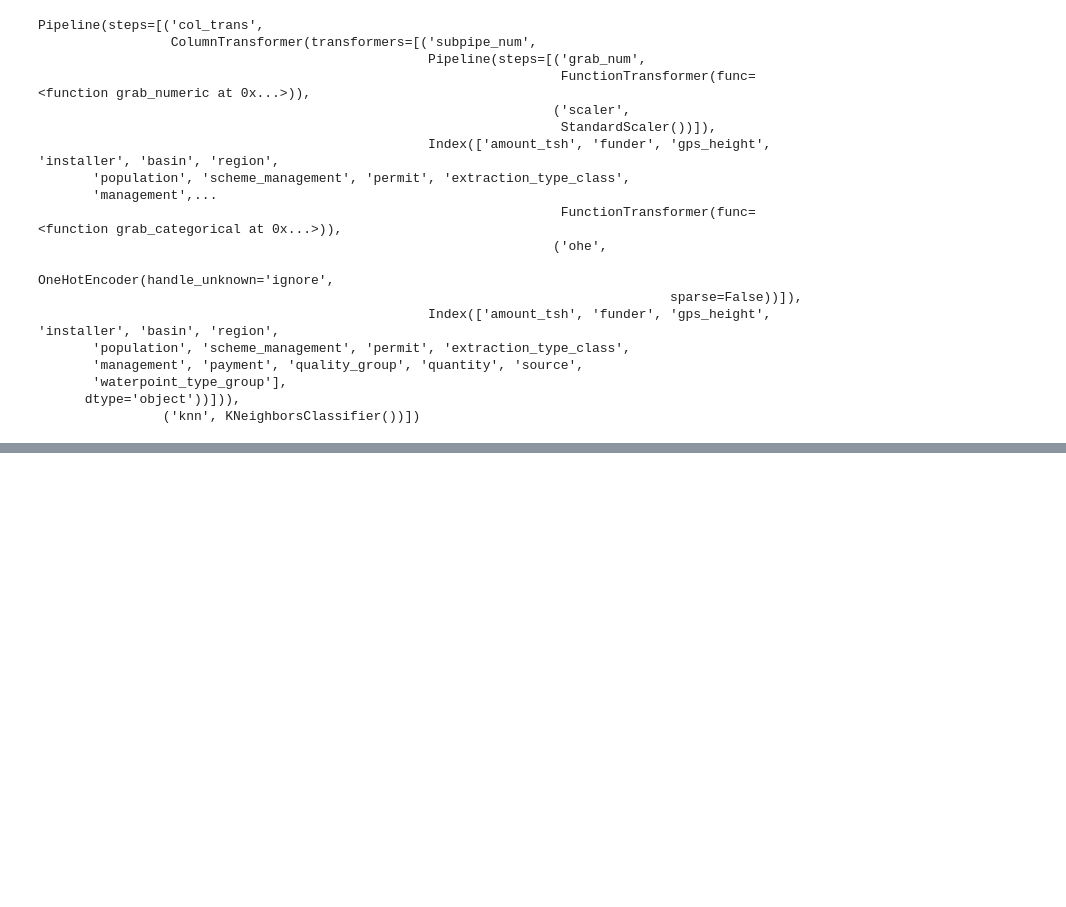
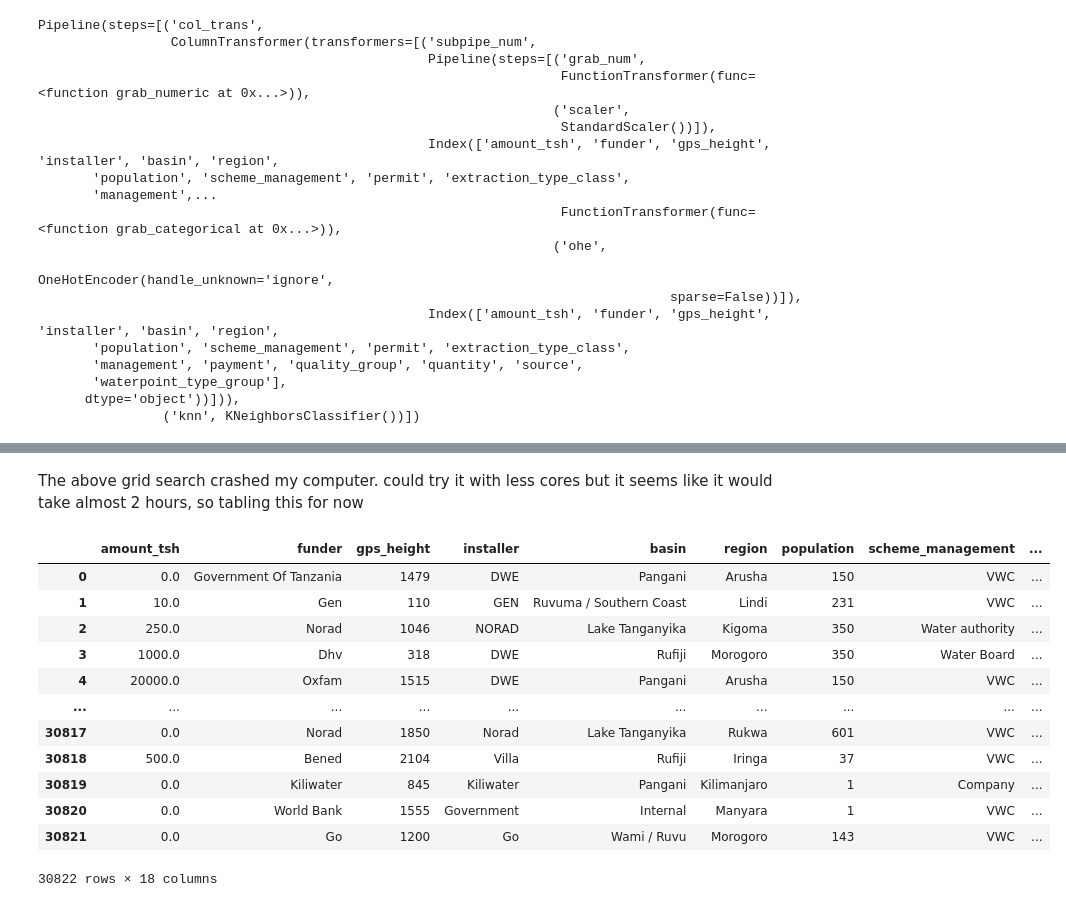
Before and after one commit to Andrew-Boucher/Phase_3_Project, a Jupyter notebook: working_notebooks/holly_working_notebook.ipynb, the cells around one changed output, grey strips where cells are left out. Saved outputs shown, nothing was run; the diff lists cells and outputs as text; code cells hidden in the pictures; blank space fills up the shorter version.

```diff
--- a/working_notebooks/holly_working_notebook.ipynb
+++ b/working_notebooks/holly_working_notebook.ipynb
@@ -350,0 +497,2 @@ grid.best_params_, grid0.best_params_, grid1.best_params_
+# %% [markdown]
+The above grid search crashed my computer. could try it with less cores but it seems like it would take almost 2 hours, so tabling this for now
@@ -350,0 +530,16 @@ grid.best_params_, grid0.best_params_, grid1.best_params_
+# %%
+X_train_smote_rs
+# %% [output]
+|  | amount_tsh | funder | gps_height | installer | basin | region | population | scheme_management | ... |
+| 0 | 0.0 | Government Of Tanzania | 1479 | DWE | Pangani | Arusha | 150 | VWC | ... |
+| 1 | 10.0 | Gen | 110 | GEN | Ruvuma / Southern Coast | Lindi | 231 | VWC | ... |
+| 2 | 250.0 | Norad | 1046 | NORAD | Lake Tanganyika | Kigoma | 350 | Water authority | ... |
+| 3 | 1000.0 | Dhv | 318 | DWE | Rufiji | Morogoro | 350 | Water Board | ... |
+| 4 | 20000.0 | Oxfam | 1515 | DWE | Pangani | Arusha | 150 | VWC | ... |
+| ... | ... | ... | ... | ... | ... | ... | ... | ... | ... |
+| 30817 | 0.0 | Norad | 1850 | Norad | Lake Tanganyika | Rukwa | 601 | VWC | ... |
+| 30818 | 500.0 | Bened | 2104 | Villa | Rufiji | Iringa | 37 | VWC | ... |
+| 30819 | 0.0 | Kiliwater | 845 | Kiliwater | Pangani | Kilimanjaro | 1 | Company | ... |
+| 30820 | 0.0 | World Bank | 1555 | Government | Internal | Manyara | 1 | VWC | ... |
+| 30821 | 0.0 | Go | 1200 | Go | Wami / Ruvu | Morogoro | 143 | VWC | ... |
+30822 rows × 18 columns
```
Also changed, not shown: parts of 35 cells of this notebook, 2 other files.
